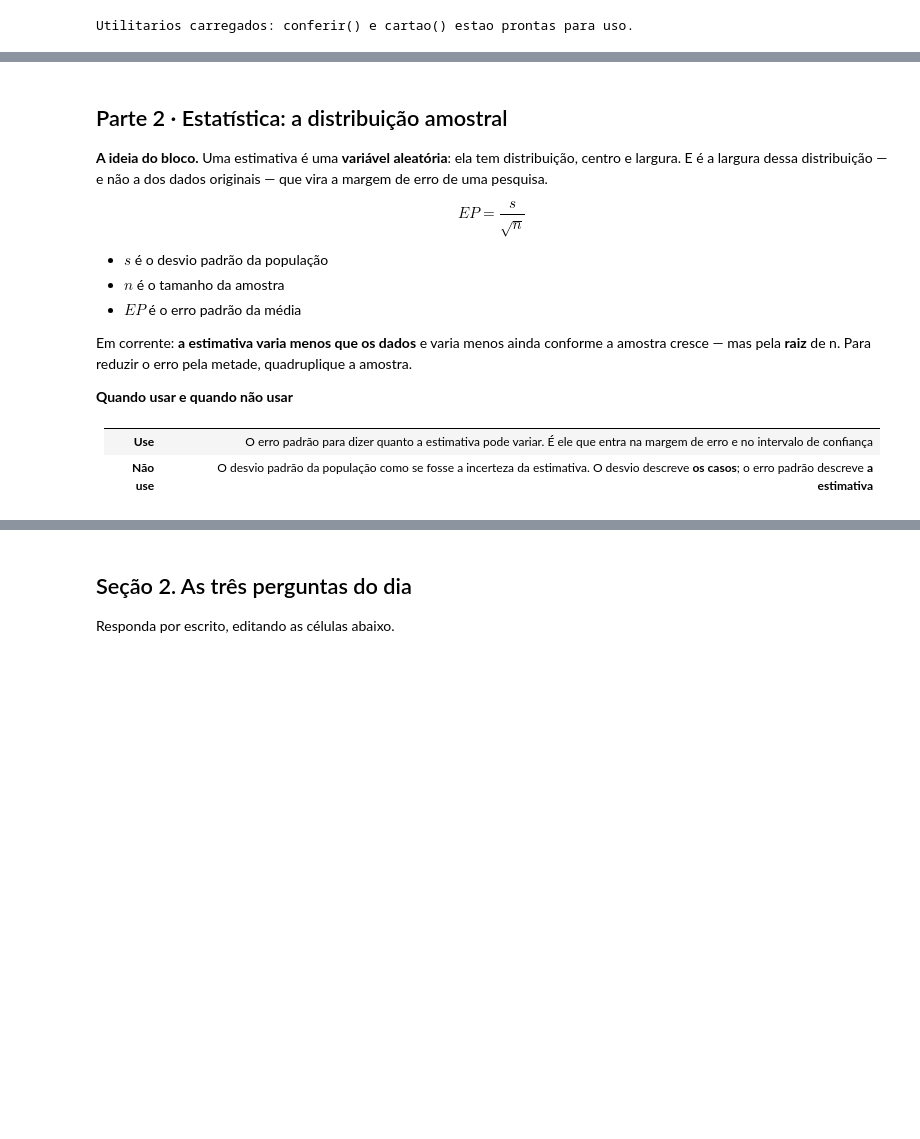
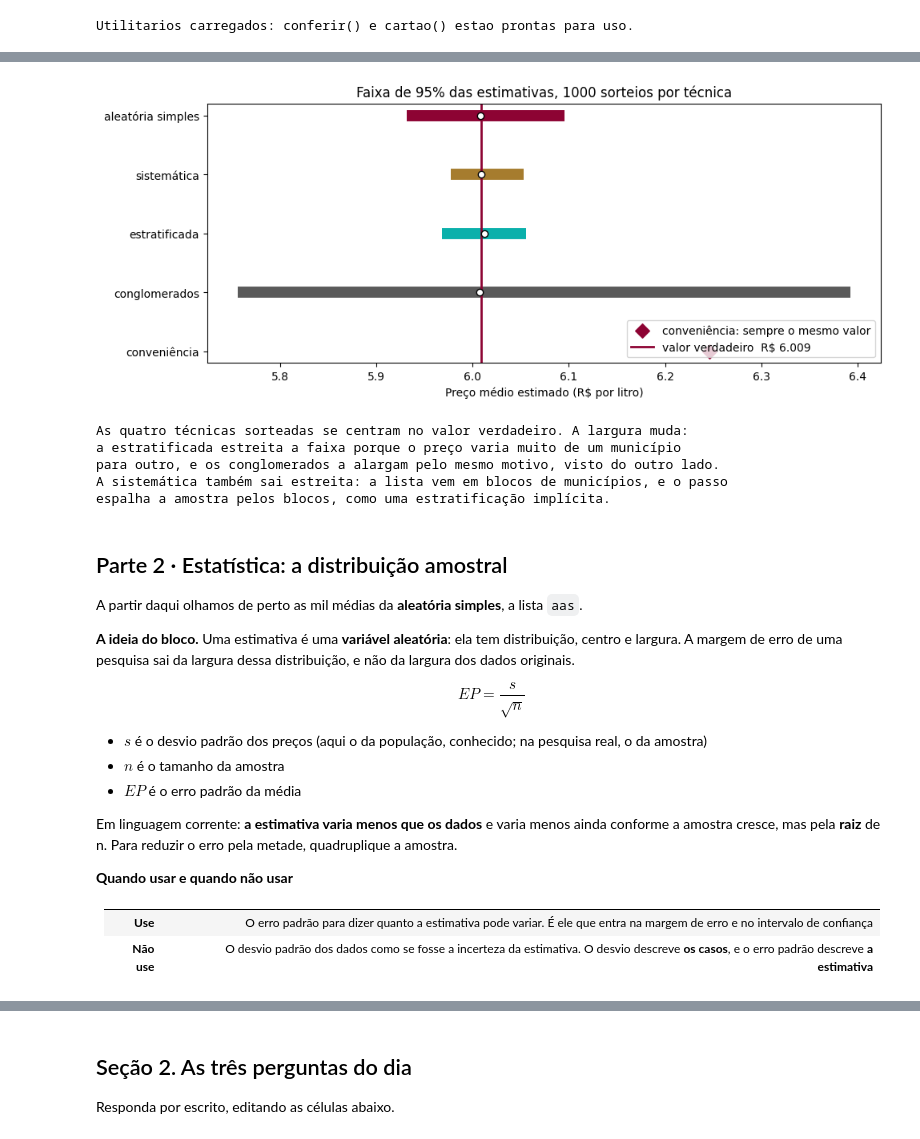
Before and after one commit to tadeugomes/metodos-pesquisa-quantitativa, a Jupyter notebook: notebooks/encontro-07/encontro07.ipynb, the cells around one changed output, grey strips where cells are left out. Drawn from its saved outputs; the diff is of its cells as text; code cells hidden in the pictures; blank space fills up the shorter version.

```diff
--- a/notebooks/encontro-07/encontro07.ipynb
+++ b/notebooks/encontro-07/encontro07.ipynb
@@ -144,24 +242,61 @@ População: 236 postos
+# %%
+# O quadro em figura: a faixa de 95% das mil estimativas de cada técnica.
+import matplotlib.pyplot as plt
+
+nomes = list(tecnicas)
+fig, ax = plt.subplots(figsize=(10, 4.2))
+ax.hlines(range(len(nomes)), [np.percentile(tecnicas[t], 2.5) for t in nomes],
+          [np.percentile(tecnicas[t], 97.5) for t in nomes], linewidth=10,
+          color=["#8D0333", "#a67c2e", "#0AB0AB", "#5a5a5a"])
+ax.scatter([np.mean(tecnicas[t]) for t in nomes], range(len(nomes)),
+           color="white", edgecolor="black", zorder=3)
+ax.scatter([conveniencia], [len(nomes)], marker="D", s=80, color="#8D0333",
+           label="conveniência: sempre o mesmo valor")
+ax.axvline(populacao.mean(), color="#8D0333", linewidth=2,
+           label=f"valor verdadeiro  R$ {populacao.mean():.3f}")
+ax.set_yticks(range(len(nomes) + 1), nomes + ["conveniência"])
+ax.invert_yaxis()
+ax.set_xlabel("Preço médio estimado (R$ por litro)")
+ax.set_title(f"Faixa de 95% das estimativas, {N_VEZES} sorteios por técnica")
+ax.legend(loc="lower right")
+plt.tight_layout()
+plt.show()
+
+print("As quatro técnicas sorteadas se centram no valor verdadeiro. A largura muda:")
+print("a estratificada estreita a faixa porque o preço varia muito de um município")
+print("para outro, e os conglomerados a alargam pelo mesmo motivo, visto do outro lado.")
+print("A sistemática também sai estreita: a lista vem em blocos de municípios, e o passo")
+print("espalha a amostra pelos blocos, como uma estratificação implícita.")
+# %% [output]
+[figure, added]
+As quatro técnicas sorteadas se centram no valor verdadeiro. A largura muda:
+a estratificada estreita a faixa porque o preço varia muito de um município
+para outro, e os conglomerados a alargam pelo mesmo motivo, visto do outro lado.
+A sistemática também sai estreita: a lista vem em blocos de municípios, e o passo
+espalha a amostra pelos blocos, como uma estratificação implícita.
 # %% [markdown]
 ## Parte 2 · Estatística: a distribuição amostral
 
+A partir daqui olhamos de perto as mil médias da **aleatória simples**, a lista `aas`.
+
 **A ideia do bloco.** Uma estimativa é uma **variável aleatória**: ela tem distribuição,
-centro e largura. E é a largura dessa distribuição — e não a dos dados originais — que
-vira a margem de erro de uma pesquisa.
+centro e largura. A margem de erro de uma pesquisa sai da largura dessa distribuição, e não
+da largura dos dados originais.
 
 $$EP = \frac{s}{\sqrt{n}}$$
 
-* $s$ é o desvio padrão da população
+* $s$ é o desvio padrão dos preços (aqui o da população, conhecido; na pesquisa real, o da amostra)
 * $n$ é o tamanho da amostra
 * $EP$ é o erro padrão da média
 
-Em corrente: **a estimativa varia menos que os dados** e varia menos ainda conforme a
-amostra cresce — mas pela **raiz** de n. Para reduzir o erro pela metade, quadruplique a
-amostra.
+Em linguagem corrente: **a estimativa varia menos que os dados** e varia menos ainda
+conforme a amostra cresce, mas pela **raiz** de n. Para reduzir o erro pela metade,
+quadruplique a amostra.
 
 **Quando usar e quando não usar**
 
 | | |
 |---|---|
 | **Use** | O erro padrão para dizer quanto a estimativa pode variar. É ele que entra na margem de erro e no intervalo de confiança |
-| **Não use** | O desvio padrão da população como se fosse a incerteza da estimativa. O desvio descreve **os casos**; o erro padrão descreve **a estimativa** |
+| **Não use** | O desvio padrão dos dados como se fosse a incerteza da estimativa. O desvio descreve **os casos**, e o erro padrão descreve **a estimativa** |
 # %%
```
Also changed, not shown: parts of 15 cells of this notebook, 15 other files.
